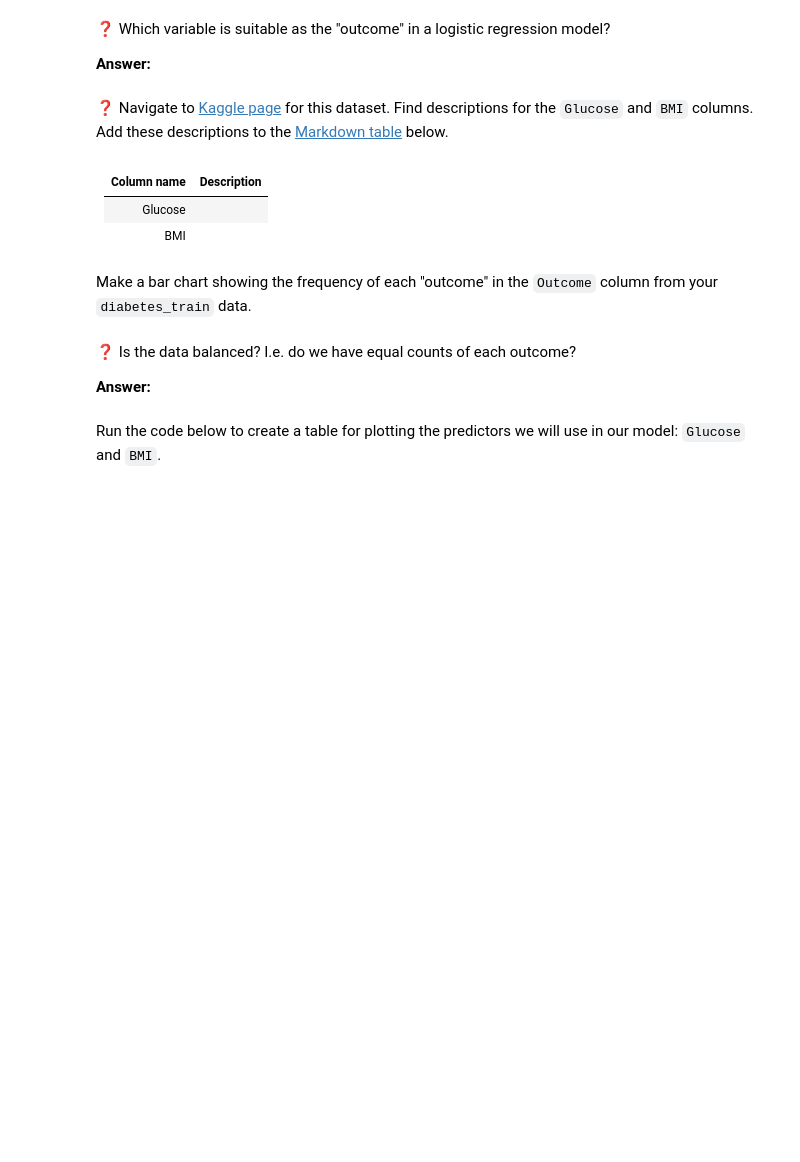
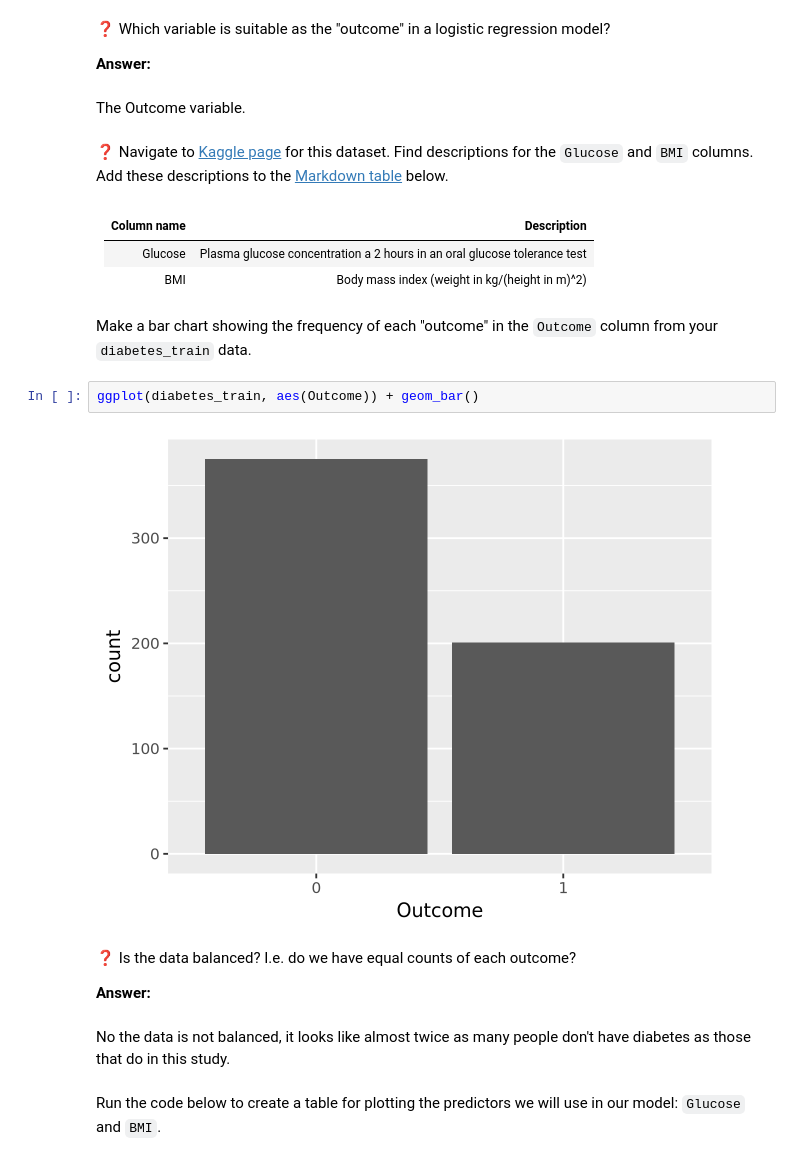
Before and after one commit to UNC-DATA-730/unit-5-assignment-stfurey, a Jupyter notebook: assignment5.ipynb, the cells around one changed output. Saved outputs shown, nothing was run; the diff lists cells and outputs as text; blank space fills up the shorter version.

```diff
--- a/assignment5.ipynb
+++ b/assignment5.ipynb
@@ -19,19 +61,27 @@ Glimpse the `diabetes_train` table.
 ❓ Which variable is suitable as the "outcome" in a logistic regression model?
 
 **Answer:**
+# %% [markdown]
+The Outcome variable.
 # %% [markdown]
 ❓ Navigate to [Kaggle page]() for this dataset. Find descriptions for the `Glucose` and `BMI` columns. Add these descriptions to the [Markdown table](https://www.markdownguide.org/extended-syntax/#tables) below.
 # %% [markdown]
 | Column name | Description |
 | :---------- | :---------- |
-| Glucose     |             |
-| BMI         |             |
+| Glucose     | Plasma glucose concentration a 2 hours in an oral glucose tolerance test            |
+| BMI         | Body mass index (weight in kg/(height in m)^2)            |
 # %% [markdown]
 Make a bar chart showing the frequency of each "outcome" in the `Outcome` column from your `diabetes_train` data.
+# %%
+ggplot(diabetes_train, aes(Outcome)) + geom_bar()
+# %% [output]
+[figure, added]
 # %% [markdown]
 ❓ Is the data balanced? I.e. do we have equal counts of each outcome?
 
 **Answer:**
+# %% [markdown]
+No the data is not balanced, it looks like almost twice as many people don't have diabetes as those that do in this study.
 # %% [markdown]
 Run the code below to create a table for plotting the predictors we will use in our model: `Glucose` and `BMI`.
 # %%
```
Also changed, not shown: parts of 11 cells of this notebook.
